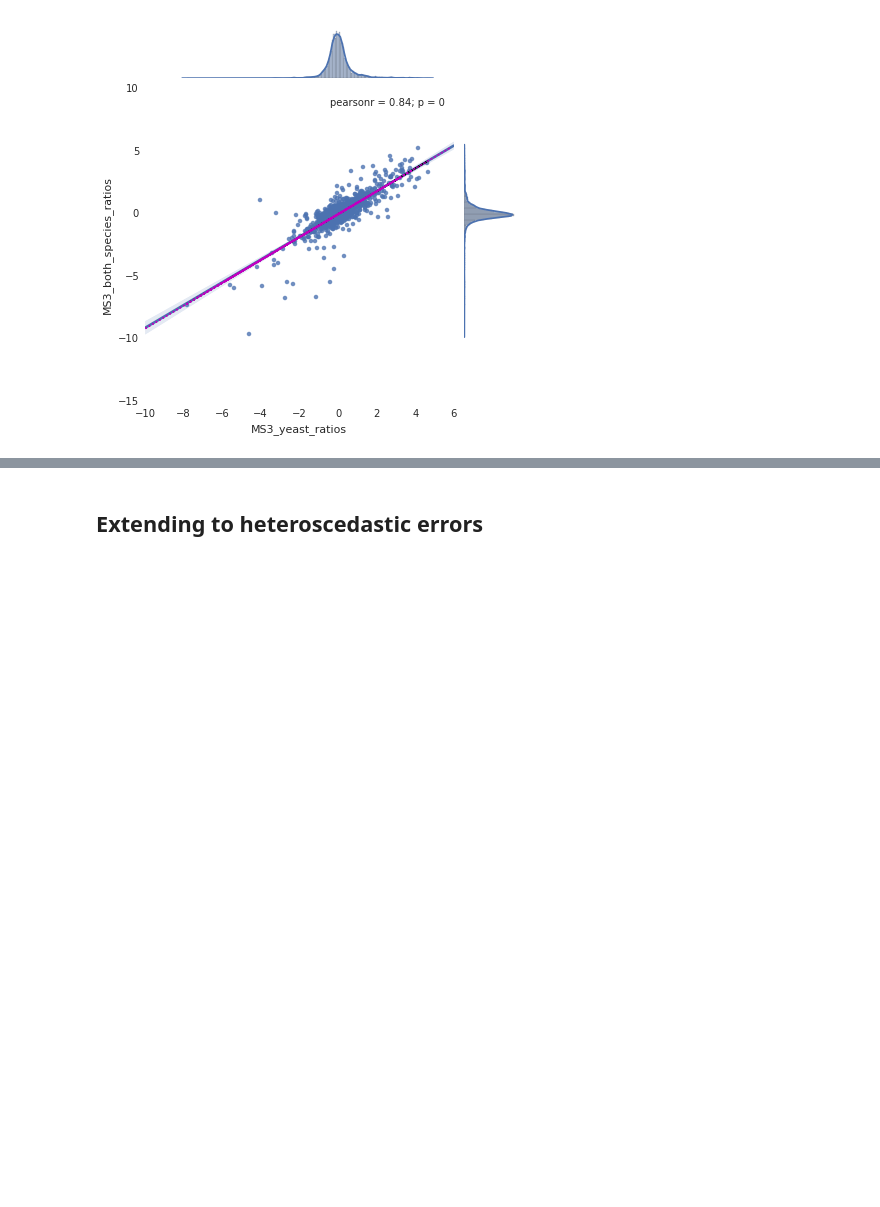
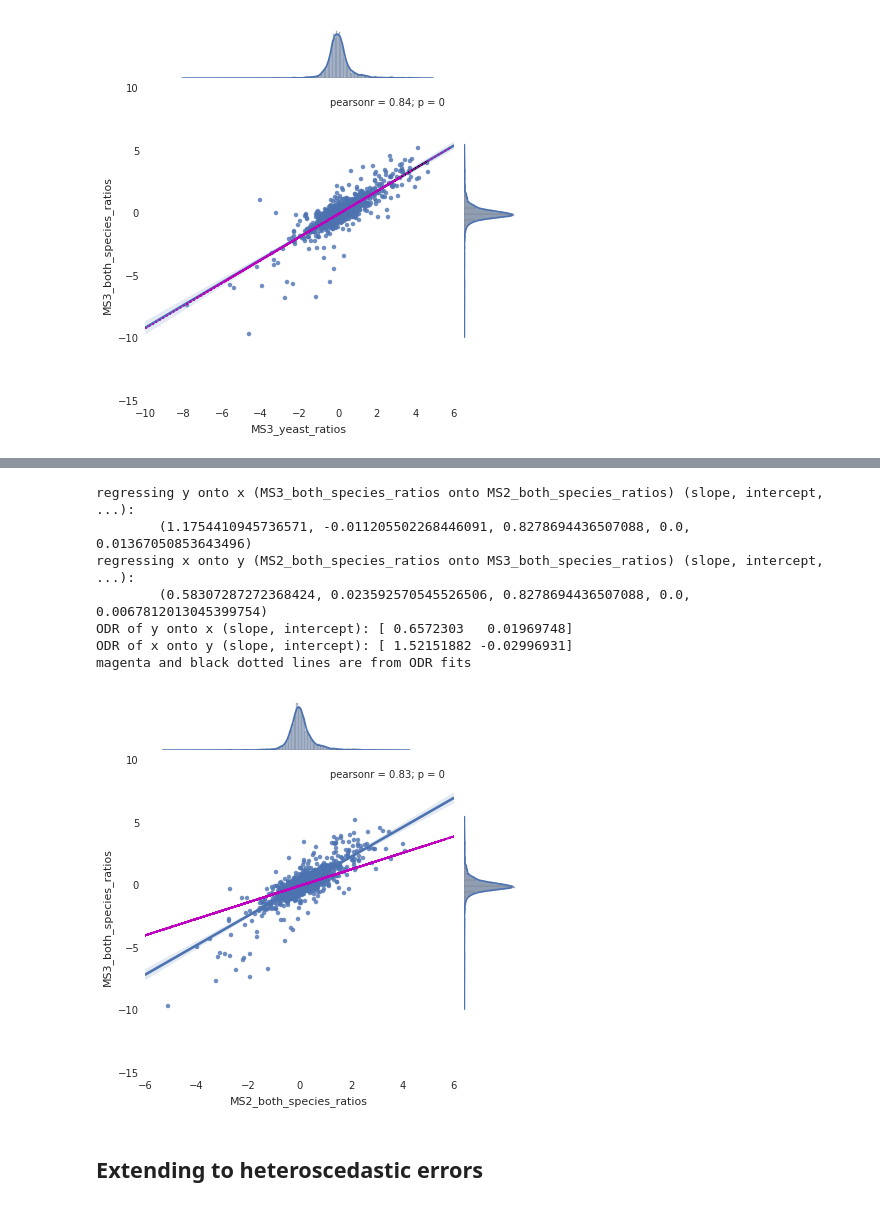
Before and after one commit to matted-zz/ipynb_test, a Jupyter notebook: Ratio comparison with errors in both variables.ipynb, the cells around one changed output, grey strips where cells are left out. Drawn from its saved outputs; the diff is of its cells as text; code cells hidden in the pictures; blank space fills up the shorter version.

```diff
--- a/Ratio comparison with errors in both variables.ipynb
+++ b/Ratio comparison with errors in both variables.ipynb
@@ -83,3 +113,14 @@ pylab.show()
+# %%
+compare_columns("MS2_both_species_ratios", "MS3_both_species_ratios")
+# %% [output]
+regressing y onto x (MS3_both_species_ratios onto MS2_both_species_ratios) (slope, intercept, ...):
+        (1.1754410945736571, -0.011205502268446091, 0.8278694436507088, 0.0, 0.01367050853643496)
+regressing x onto y (MS2_both_species_ratios onto MS3_both_species_ratios) (slope, intercept, ...):
+        (0.58307287272368424, 0.023592570545526506, 0.8278694436507088, 0.0, 0.0067812013045399754)
+ODR of y onto x (slope, intercept): [ 0.6572303   0.01969748]
+ODR of x onto y (slope, intercept): [ 1.52151882 -0.02996931]
+magenta and black dotted lines are from ODR fits
+[figure, added]
 # %% [markdown]
 ## Extending to heteroscedastic errors
 # %%
```
Also changed, not shown: parts of 4 cells of this notebook, 1 other file.
